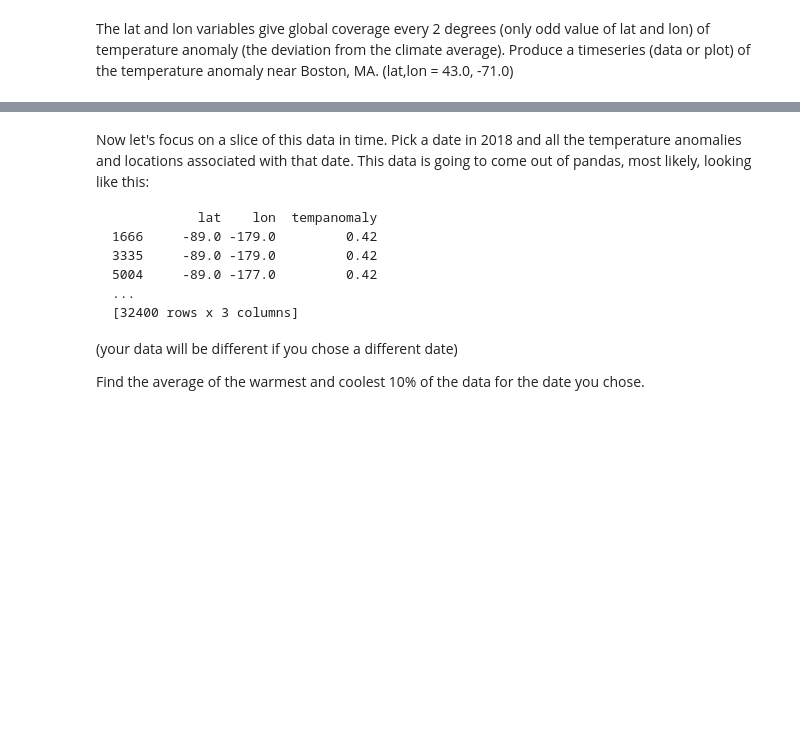
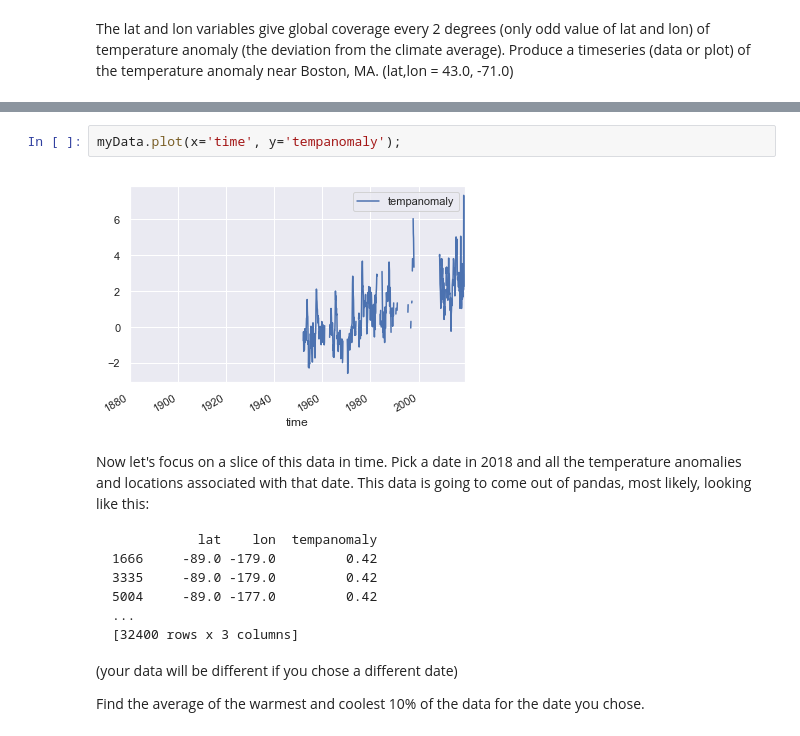
Before and after one commit to dgriffis/python-data-analysis-crash-course, a Jupyter notebook: 01-Pandas/Chapter 6 and 7.ipynb, the cells around one changed output, grey strips where cells are left out. Saved outputs shown, nothing was run; the diff lists cells and outputs as text; blank space fills up the shorter version.

```diff
--- a/01-Pandas/Chapter 6 and 7.ipynb
+++ b/01-Pandas/Chapter 6 and 7.ipynb
@@ -52,3 +82,7 @@ Now take a look at the same data at the location (lat,lon = 1.0, -87.0).  Does t
+# %%
+myData.plot(x='time', y='tempanomaly');
+# %% [output]
+[figure, added]
 # %% [markdown]
 Now let's focus on a slice of this data in time.  Pick a date in 2018 and all the temperature anomalies and locations associated with that date.  This data is going to come out of pandas, most likely, looking like this:
 
```
Also changed, not shown: parts of 13 cells of this notebook.
